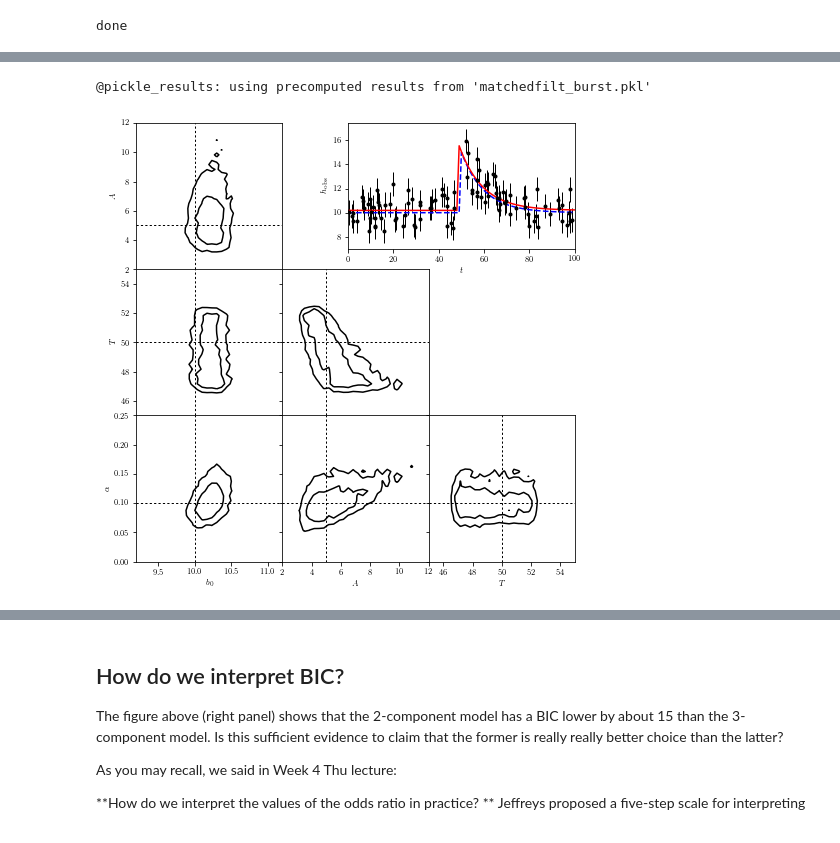
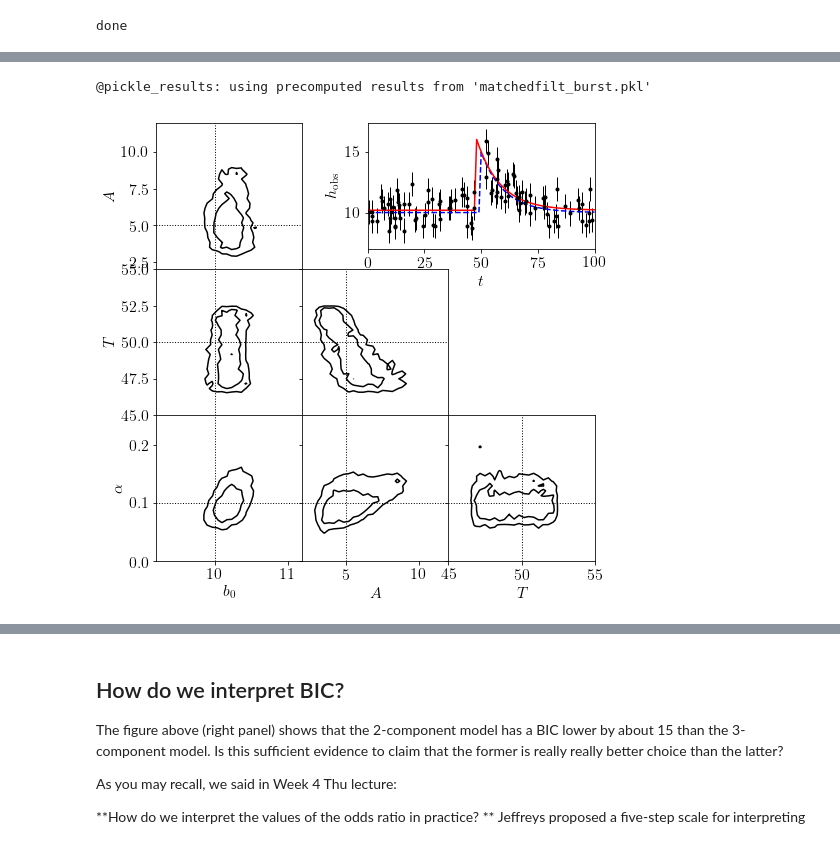
Before and after one commit to bayu-wilson/astr-324-s18, a Jupyter notebook: notebooks/Week-5-Thu.ipynb, the cells around one changed output, grey strips where cells are left out. Saved outputs shown, nothing was run; the diff lists cells and outputs as text; code cells hidden in the pictures.

```diff
--- a/notebooks/Week-5-Thu.ipynb
+++ b/notebooks/Week-5-Thu.ipynb
@@ -89,6 +90,20 @@ for location and scale parameters using a sample drawn from Cauchy distribution.
 # %%
 import emcee
 np.random.seed(21)
+Ndata = 100
+mu = 1.0
+sigma = 0.5 # assumed known
+data = stats.norm(mu, sigma).rvs(Ndata)aa
+
+def Likelihood(x,sigma, data):
+    # Gaussian likelihood
+    return np.prod(np.exp(-(data-x)**2/2/sigma**2))
+
+def Prior(x):
+    return 1.0/10   # flat: it cancels out and has no effect
+
+def myPosterior(x, sigma, data):
+    return Likelihood(x, sigma, data)*Prior(x)
 
 # emcee wants ln of posterior pdf
 def myLogPosterior(x, sigma, data):
@@ -410,7 +433,7 @@ from astroML.decorators import pickle_results
 # result in an error if LaTeX is not installed on your system.  In that case,
 # you can set usetex to False.
 from astroML.plotting import setup_text_plots
-setup_text_plots(fontsize=8, usetex=True)
+setup_text_plots(fontsize=16, usetex=True)
 
 
 #----------------------------------------------------------------------
@@ -434,6 +457,7 @@ sigma = 1.0
 
 t = 100 * np.random.random(N)
 
+# Generate the burst data -- true burst + some background
 y_true = burst(t, b0_true, A_true, alpha_true, T_true)
 y_obs = np.random.normal(y_true, sigma)
 
@@ -483,34 +507,34 @@ limits = [(9.2, 11.2), (2, 12), (45, 55), (0.0, 0.25)]
 true = [b0_true, A_true, T_true, alpha_true]
 
 #------------------------------------------------------------
 # Plot the results
 fig = plt.figure(figsize=(7, 7))
 fig.subplots_adjust(bottom=0.1, top=0.95,
                     left=0.1, right=0.95,
                     hspace=0.05, wspace=0.05)
 
 # This function plots multiple panels with the traces
 plot_mcmc(traces, labels=labels, limits=limits, true_values=true, fig=fig,
           bins=30, colors='k')
 
 # Plot the model fit
 ax = fig.add_axes([0.5, 0.7, 0.45, 0.25])
 t_fit = np.linspace(0, 100, 101)
 y_fit = burst(t_fit, *fit_vals)
 y_true = burst(t_fit, b0_true, A_true, alpha_true, T_true)
 
 ax.scatter(t, y_obs, s=9, lw=0, c='k')
 ax.errorbar(t, y_obs, sigma, fmt='.', lw=1, c='k')
 ax.plot(t_fit, y_true, '--', c='blue')
 ax.plot(t_fit, y_fit, '-k', c='red')
 ax.set_xlim(0, 100)
 ax.set_xlabel('$t$')
 ax.set_ylabel(r'$h_{\rm obs}$')
 
 plt.show()
 # %% [output]
 @pickle_results: using precomputed results from 'matchedfilt_burst.pkl'
-[figure, old version]
+[figure, new version]
 # %% [markdown]
 ##  Markov Chain Monte Carlo with PyMC
 
```
Also changed, not shown: parts of 20 cells of this notebook, 1 other file.
